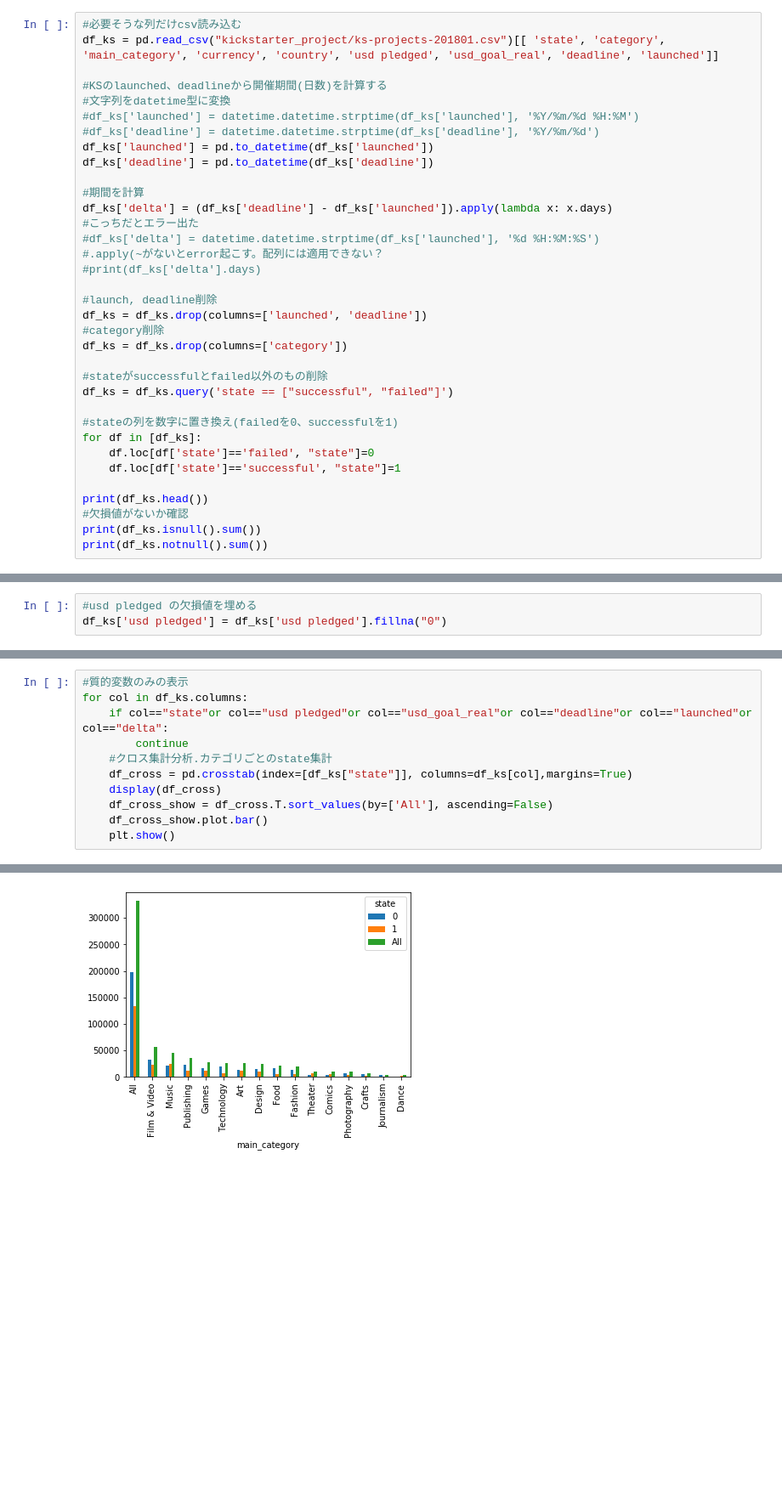
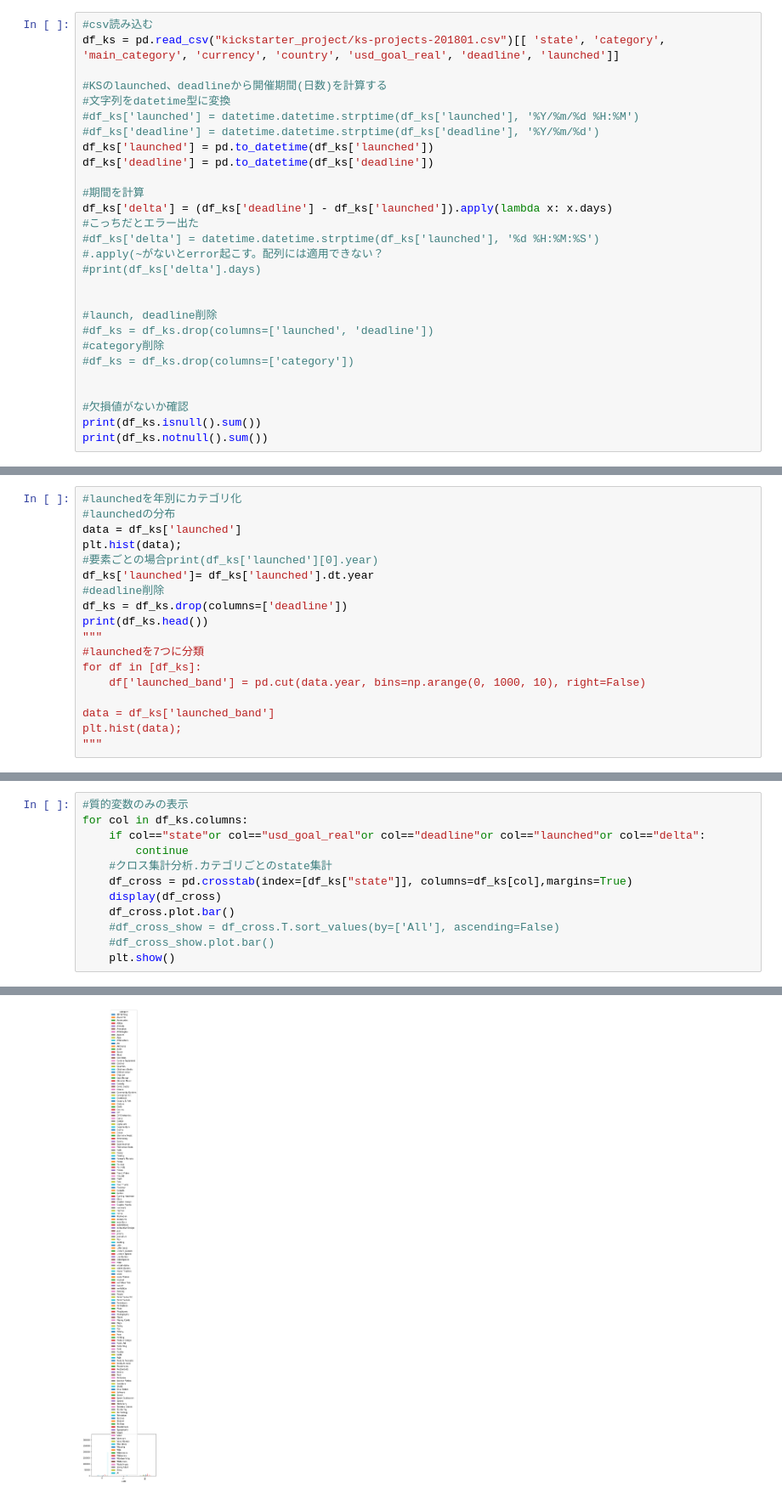
Before and after one commit to swatanabeKy5/skillupAI_MLDL_Homework, a Jupyter notebook: Day2_work_渡邉颯一郎.ipynb, the cells around one changed output, grey strips where cells are left out. Shown: that part at 85% size. Drawn from its saved outputs; the diff is of its cells as text; blank space fills up the shorter version.

```diff
--- a/Day2_work_渡邉颯一郎.ipynb
+++ b/Day2_work_渡邉颯一郎.ipynb
@@ -34,6 +46,6 @@ currencyとcountryは相関係数高そう。
 # %%
-#必要そうな列だけcsv読み込む
-df_ks = pd.read_csv("kickstarter_project/ks-projects-201801.csv")[[ 'state', 'category', 'main_category', 'currency', 'country', 'usd pledged', 'usd_goal_real', 'deadline', 'launched']]
+#csv読み込む
+df_ks = pd.read_csv("kickstarter_project/ks-projects-201801.csv")[[ 'state', 'category', 'main_category', 'currency', 'country', 'usd_goal_real', 'deadline', 'launched']]
 
 #KSのlaunched、deadlineから開催期間(日数)を計算する
 #文字列をdatetime型に変換
@@ -49,20 +61,13 @@ df_ks['delta'] = (df_ks['deadline'] - df_ks['launched']).apply(lambda x: x.days)
 #.apply(~がないとerror起こす。配列には適用できない？
 #print(df_ks['delta'].days)
 
+
 #launch, deadline削除
-df_ks = df_ks.drop(columns=['launched', 'deadline'])
+#df_ks = df_ks.drop(columns=['launched', 'deadline'])
 #category削除
-df_ks = df_ks.drop(columns=['category'])
+#df_ks = df_ks.drop(columns=['category'])
 
-#stateがsuccessfulとfailed以外のもの削除
-df_ks = df_ks.query('state == ["successful", "failed"]')
 
-#stateの列を数字に置き換え(failedを0、successfulを1)
-for df in [df_ks]:
-    df.loc[df['state']=='failed', "state"]=0
-    df.loc[df['state']=='successful', "state"]=1
-
-print(df_ks.head())
 #欠損値がないか確認
 print(df_ks.isnull().sum())
 print(df_ks.notnull().sum())
@@ -87,3 +94,0 @@ dtype: int64
-# %%
-#usd pledged の欠損値を埋める
-df_ks['usd pledged'] = df_ks['usd pledged'].fillna("0")
@@ -89,0 +138,18 @@ df_ks['usd pledged'] = df_ks['usd pledged'].fillna("0")
+# %%
+#launchedを年別にカテゴリ化
+#launchedの分布
+data = df_ks['launched']
+plt.hist(data);
+#要素ごとの場合print(df_ks['launched'][0].year)
+df_ks['launched']= df_ks['launched'].dt.year
+#deadline削除
+df_ks = df_ks.drop(columns=['deadline'])
+print(df_ks.head())
+"""
+#launchedを7つに分類
+for df in [df_ks]:
+    df['launched_band'] = pd.cut(data.year, bins=np.arange(0, 1000, 10), right=False)
+
+data = df_ks['launched_band']
+plt.hist(data);
+"""
@@ -90,12 +177,13 @@ df_ks['usd pledged'] = df_ks['usd pledged'].fillna("0")
 # %%
 #質的変数のみの表示
 for col in df_ks.columns:
-    if col=="state"or col=="usd pledged"or col=="usd_goal_real"or col=="deadline"or col=="launched"or col=="delta":
+    if col=="state"or col=="usd_goal_real"or col=="deadline"or col=="launched"or col=="delta":
         continue
     #クロス集計分析.カテゴリごとのstate集計
     df_cross = pd.crosstab(index=[df_ks["state"]], columns=df_ks[col],margins=True)
     display(df_cross)
-    df_cross_show = df_cross.T.sort_values(by=['All'], ascending=False)
-    df_cross_show.plot.bar()
+    df_cross.plot.bar()
+    #df_cross_show = df_cross.T.sort_values(by=['All'], ascending=False)
+    #df_cross_show.plot.bar()
     plt.show()
 # %% [output]
@@ -107 +196 @@ for col in df_ks.columns:
-[figure, old version]
+[figure, new version]
```
Also changed, not shown: parts of 42 cells of this notebook, 8 other files.
